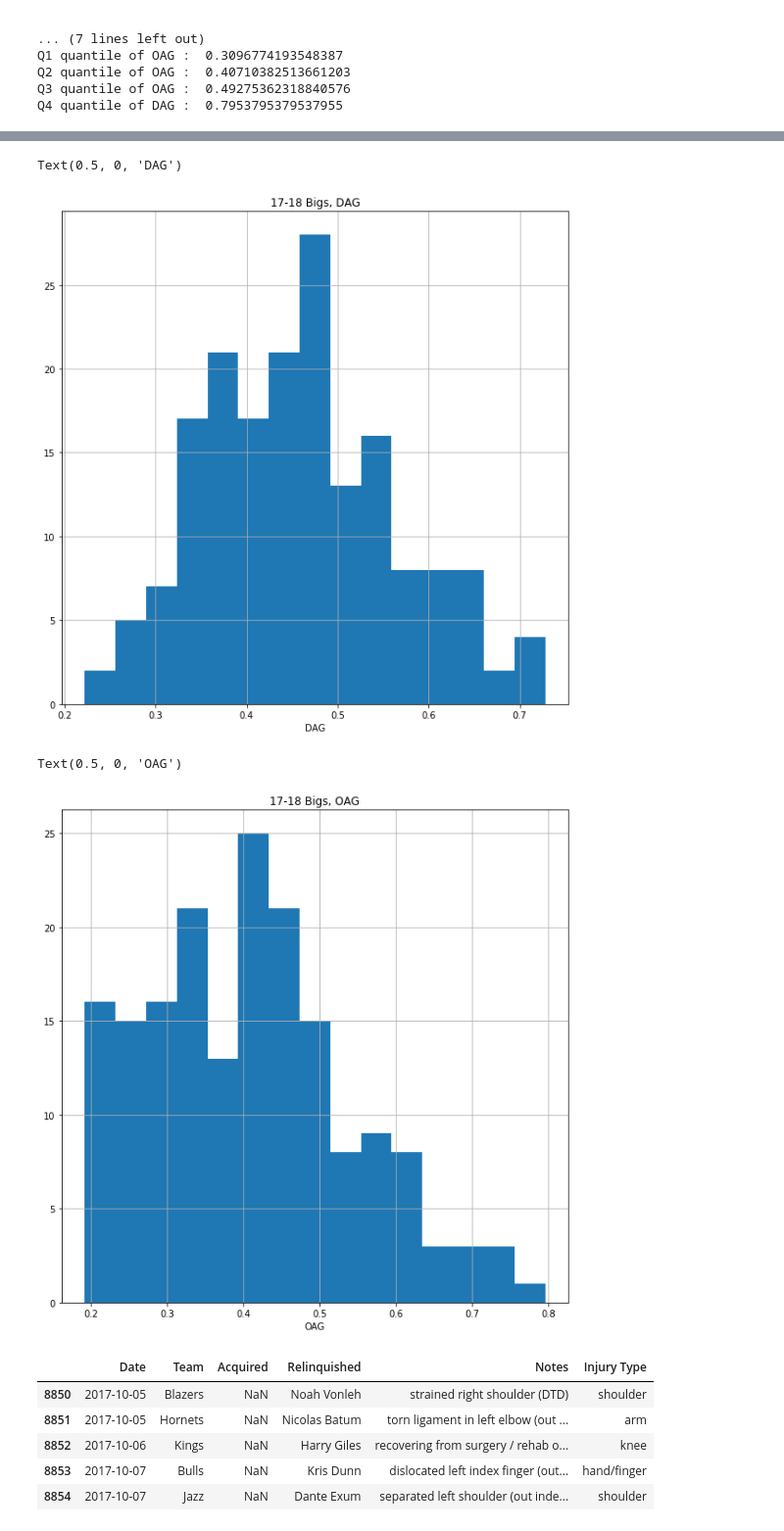
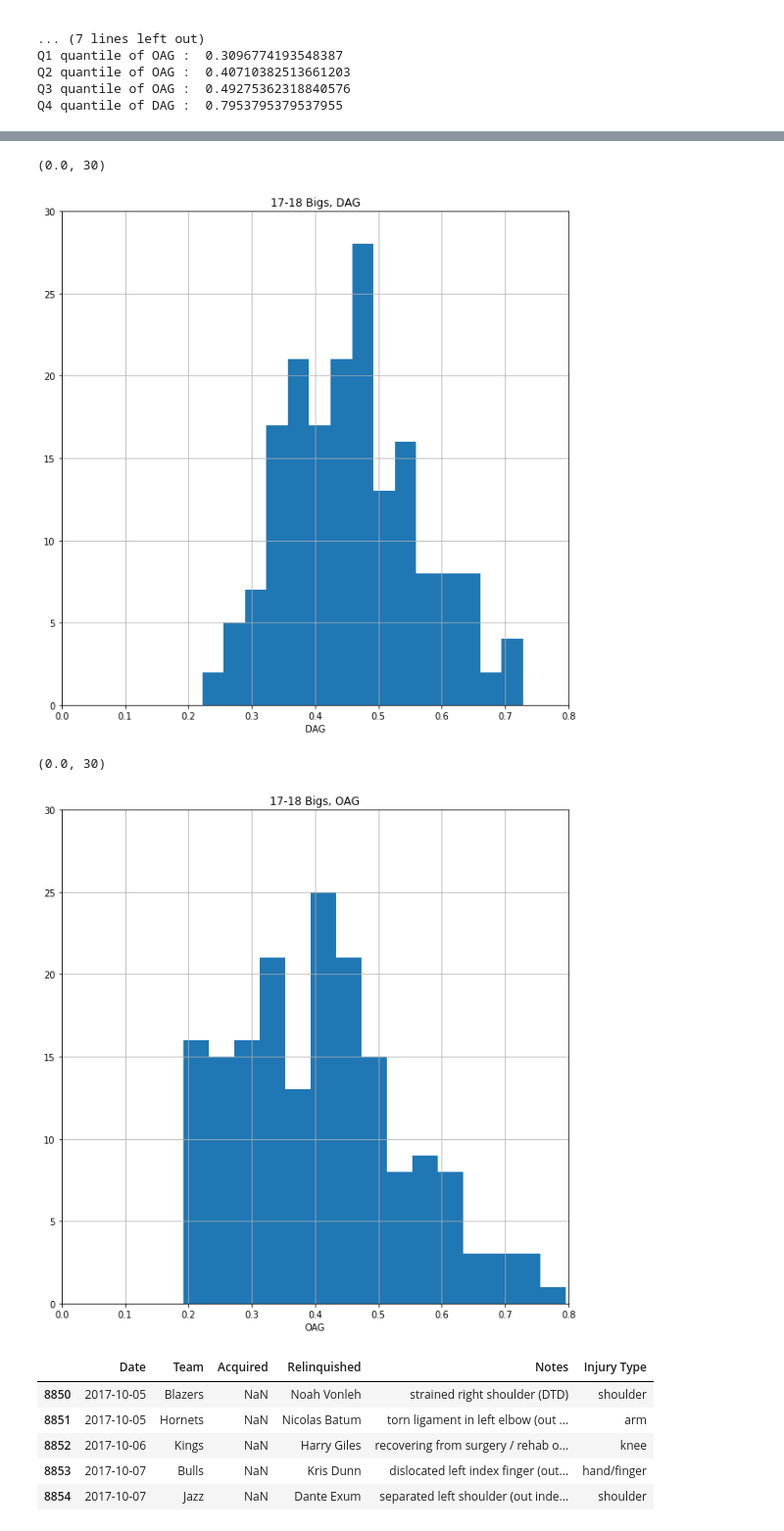
Before and after one commit to taigaschwarz/pstat134-project-2019, a Jupyter notebook: PSTAT134_Project_Report.ipynb, the cells around one changed output, grey strips where cells are left out. Shown: that part at 98% size. Drawn from its saved outputs; the diff is of its cells as text; code cells hidden in the pictures.

```diff
--- a/PSTAT134_Project_Report.ipynb
+++ b/PSTAT134_Project_Report.ipynb
@@ -443,10 +476,9 @@ stats_17_18.sort_values(by="FGA", ascending = False) # sort by field goals attem
 fga = .5
 fta = 1.5
 orb = 2
-ast = 0
 
 russ = stats_17_18.sort_values(by="FGA", ascending = False).iloc[0]
-num = russ.FGA*fga + russ.FTA*fta + russ.AST*ast + russ.ORB*orb
+num = russ.FGA*fga + russ.FTA*fta + russ.ORB*orb
 print("Russel Westbrook offensive agression: ", num)
 # %% [output]
 Russel Westbrook offensive agression:  25.0
@@ -606,24 +630,24 @@ Text(0.5, 0, 'OAG')
 # distribution for bigs DAG
 plt.figure(figsize=(10,10))
 plt.title('17-18 Bigs, DAG')
-
-
 bigs_17_18.DAG.hist(bins=15)
 plt.xlabel('DAG')
+plt.xlim(0,.8)
+plt.ylim(top=30)
 # %% [output]
-Text(0.5, 0, 'DAG')
+(0.0, 30)
-[figure, old version]
+[figure, new version]
 # %%
 # distribution for bigs OAG
 plt.figure(figsize=(10,10))
 plt.title('17-18 Bigs, OAG')
-
-
 bigs_17_18.OAG.hist(bins= 15)
 plt.xlabel('OAG')
+plt.xlim(0,.8)
+plt.ylim(top=30)
 # %% [output]
-Text(0.5, 0, 'OAG')
+(0.0, 30)
-[figure, old version]
+[figure, new version]
 # %%
 # plt.scatter(stats_17_18.MP.head(100), stats_17_18.OAG.head(100))
 # %%
```
Also changed, not shown: parts of 32 cells of this notebook, 12 other files.
